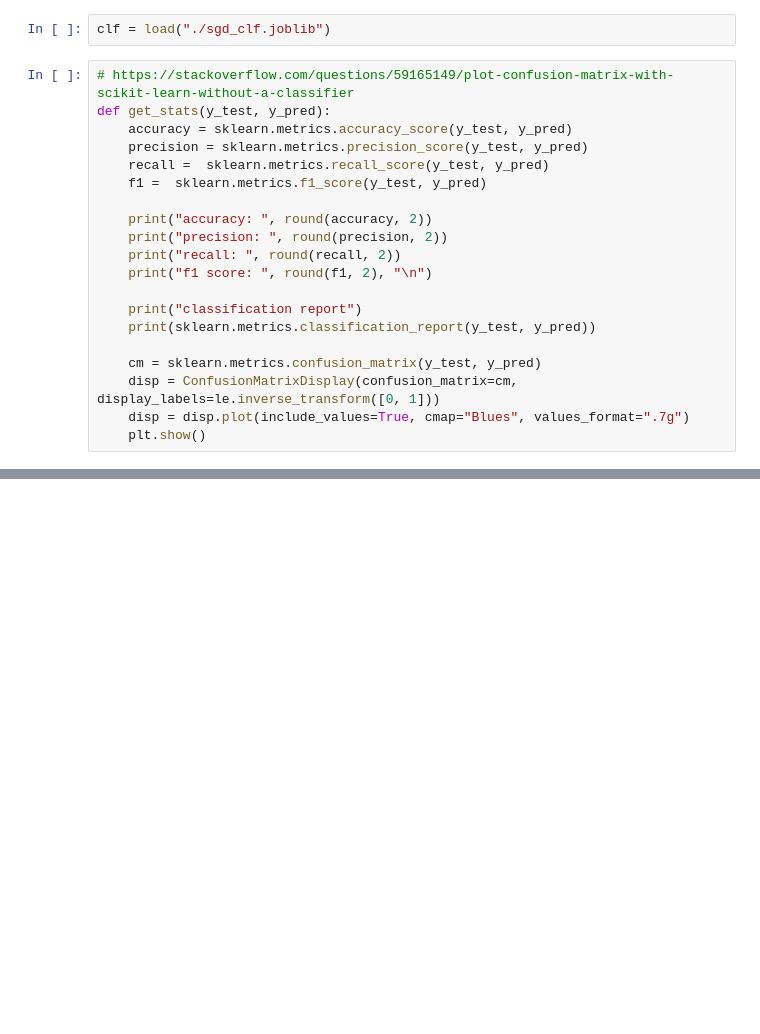
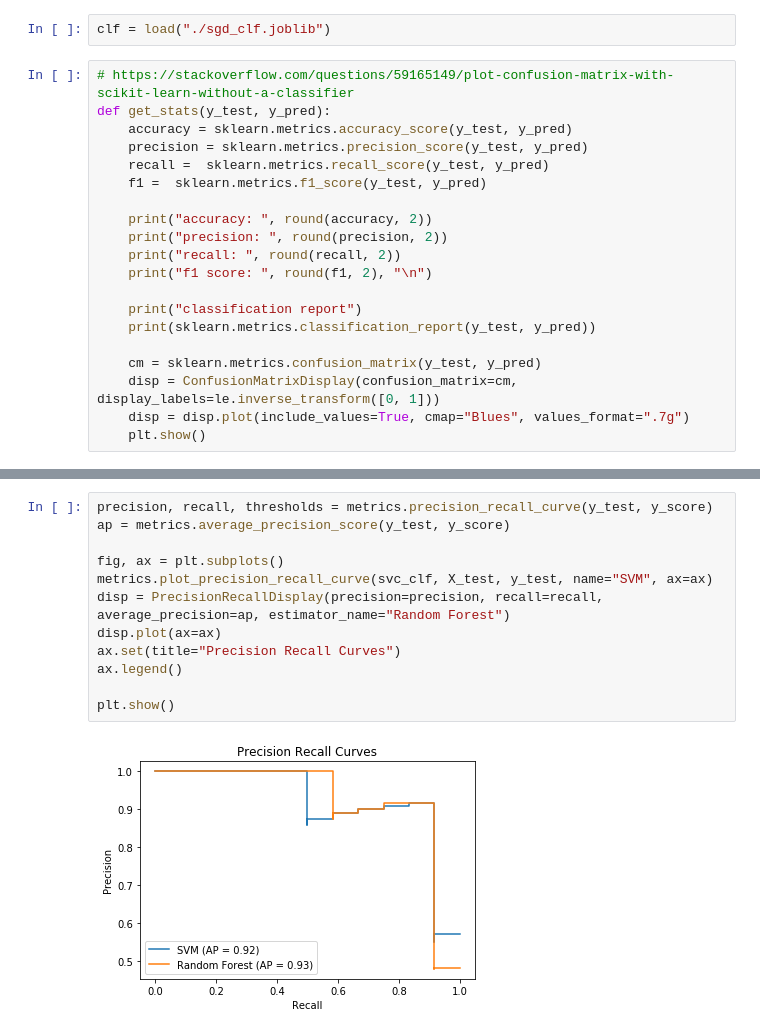
Before and after one commit to darshanajaint/data_mining_project, a Jupyter notebook: Model_Evaluation.ipynb, the cells around one changed output, grey strips where cells are left out. Saved outputs shown, nothing was run; the diff lists cells and outputs as text; blank space fills up the shorter version.

```diff
--- a/Model_Evaluation.ipynb
+++ b/Model_Evaluation.ipynb
@@ -36,0 +67,14 @@ https://scikit-learn.org/stable/modules/generated/sklearn.metrics.roc_curve.html
+# %%
+precision, recall, thresholds = metrics.precision_recall_curve(y_test, y_score)
+ap = metrics.average_precision_score(y_test, y_score)
+
+fig, ax = plt.subplots()
+metrics.plot_precision_recall_curve(svc_clf, X_test, y_test, name="SVM", ax=ax)
+disp = PrecisionRecallDisplay(precision=precision, recall=recall, average_precision=ap, estimator_name="Random Forest")
+disp.plot(ax=ax)
+ax.set(title="Precision Recall Curves")
+ax.legend()
+
+plt.show()
+# %% [output]
+[figure, added]
```
Also changed, not shown: parts of 8 cells of this notebook.
